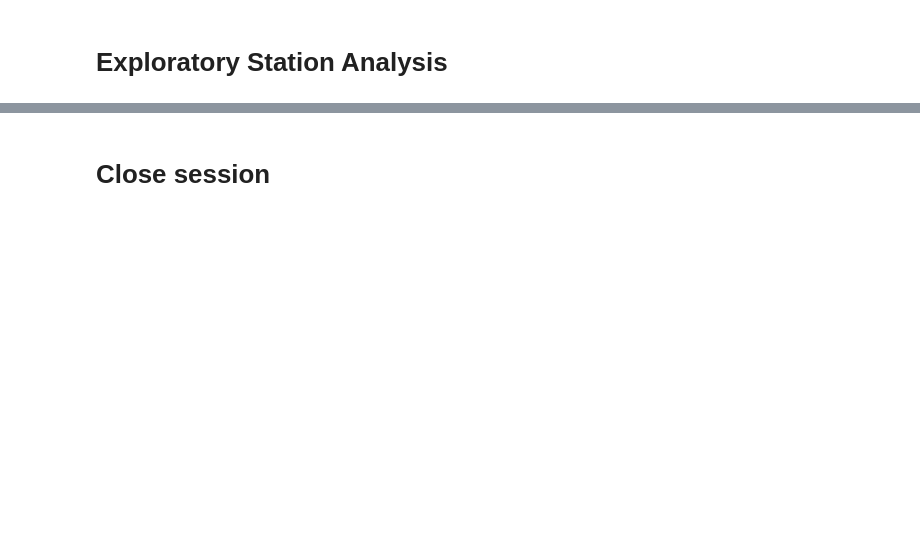
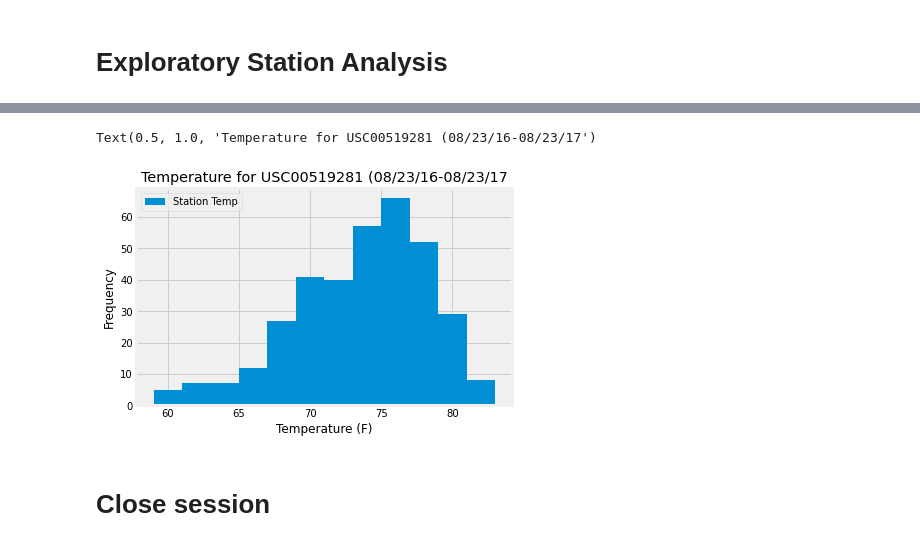
Before and after one commit to quettamar/SQLAlchemy-Challenge, a Jupyter notebook: climate_starter.ipynb, the cells around one changed output, grey strips where cells are left out. Cells and saved outputs as stored; diff of their text form; code cells hidden in the pictures; blank space fills up the shorter version.

```diff
--- a/climate_starter.ipynb
+++ b/climate_starter.ipynb
@@ -144,3 +169,5 @@ df.describe()
 # %%
-# Using the most active station id
-# Query the last 12 months of temperature observation data for this station and plot the results as a histogram
+# Using the most active station id, query the last 12 months of temperature observation data for this station and plot the results as a histogram
+station_temp = session.query(Measurement.date, Measurement.tobs).filter(Measurement.date >= time_delta_one_year).\
+filter(Measurement.station == "USC00519281").order_by(Measurement.date.desc()).all()
+station_temp
@@ -146,0 +192,5 @@ df.describe()
+# %%
+
+# Save the query results as a Pandas DataFrame
+histdf = pd.DataFrame(station_temp, columns=["Date", "Station Temp"])
+histdf
@@ -147,3 +211,10 @@ df.describe()
+# %%
+histdf.plot.hist(bins=12)
+plt.xlabel("Temperature (F)")
+plt.title("Temperature for USC00519281 (08/23/16-08/23/17")
+# %% [output]
+Text(0.5, 1.0, 'Temperature for USC00519281 (08/23/16-08/23/17')
+[figure, added]
 # %% [markdown]
 # Close session
 # %%
```
Also changed, not shown: parts of 12 cells of this notebook.
